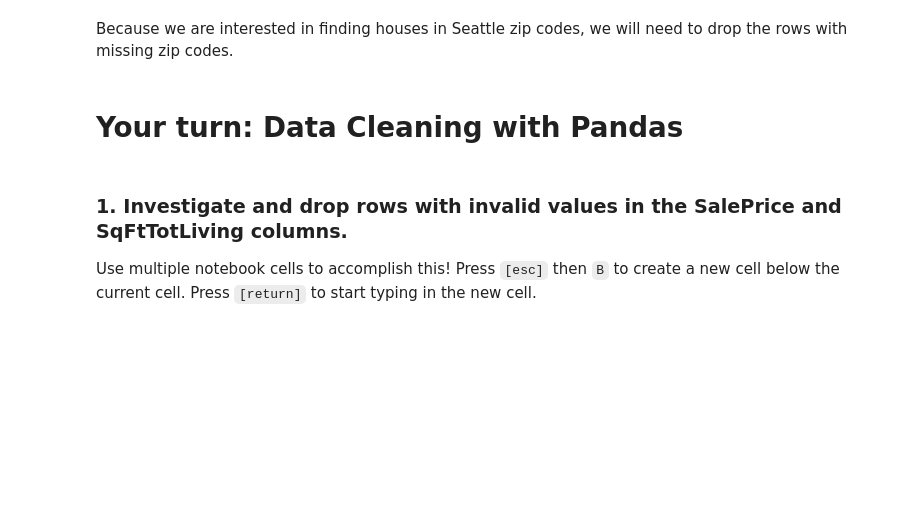
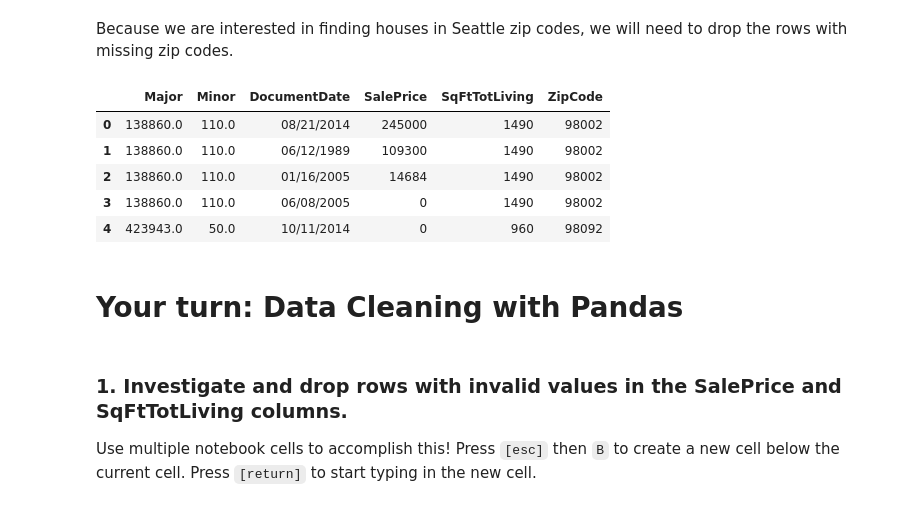
Before and after one commit to cenuno/pandas3_seattle-ds-051319, a Jupyter notebook: pandas-3-data-cleaning.ipynb, the cells around one changed output. Cells and saved outputs as stored; diff of their text form; code cells hidden in the pictures; blank space fills up the shorter version.

```diff
--- a/pandas-3-data-cleaning.ipynb
+++ b/pandas-3-data-cleaning.ipynb
@@ -166,9 +274,16 @@ sales_data.loc[sales_data['ZipCode'].isna()].head()
 # %% [markdown]
 Because we are interested in finding houses in Seattle zip codes, we will need to drop the rows with missing zip codes.
 # %%
-sales_data = sales_data.loc[~sales_data['ZipCode'].isna(), :]
+sales_data = sales_data.loc[sales_data['ZipCode'].notna(), :]
 
 sales_data.head()
+# %% [output]
+|  | Major | Minor | DocumentDate | SalePrice | SqFtTotLiving | ZipCode |
+| 0 | 138860.0 | 110.0 | 08/21/2014 | 245000 | 1490 | 98002 |
+| 1 | 138860.0 | 110.0 | 06/12/1989 | 109300 | 1490 | 98002 |
+| 2 | 138860.0 | 110.0 | 01/16/2005 | 14684 | 1490 | 98002 |
+| 3 | 138860.0 | 110.0 | 06/08/2005 | 0 | 1490 | 98002 |
+| 4 | 423943.0 | 50.0 | 10/11/2014 | 0 | 960 | 98092 |
 # %% [markdown]
 # Your turn: Data Cleaning with Pandas
 # %% [markdown]
```
Also changed, not shown: parts of 20 cells of this notebook.
